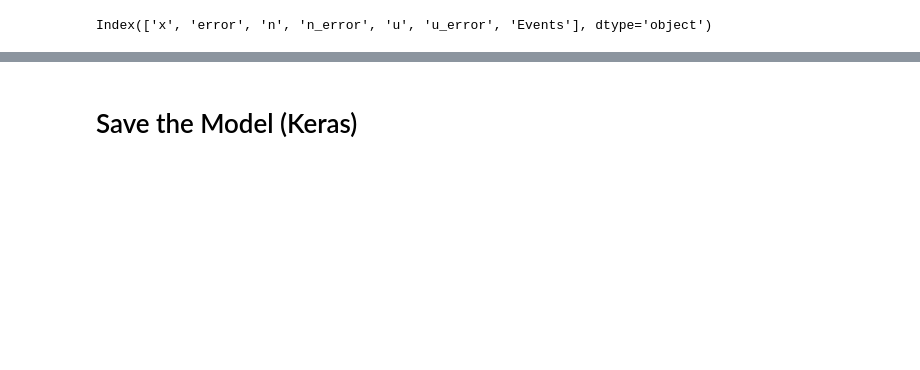
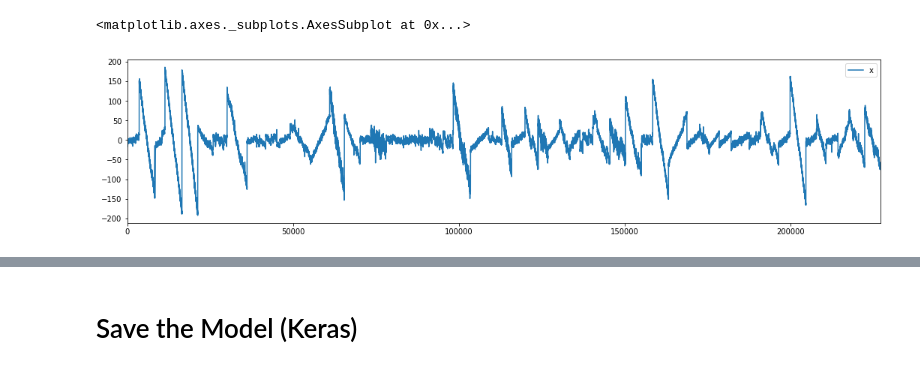
Before and after one commit to francovm/SSE, a Jupyter notebook: notebooks/04-Test-NN.ipynb, the cells around one changed output, grey strips where cells are left out. Cells and saved outputs as stored; diff of their text form; code cells hidden in the pictures; blank space fills up the shorter version.

```diff
--- a/notebooks/04-Test-NN.ipynb
+++ b/notebooks/04-Test-NN.ipynb
@@ -32,7 +34,10 @@ train_Y = dataset['Events'].values
 
 #get number of columns in training data
 n_cols = train_X.shape[1]
-# %%
-dataset.columns
-# %% [output]
-Index(['x', 'error', 'n', 'n_error', 'u', 'u_error', 'Events'], dtype='object')
+# %%
+# dataset.plot(y='Events')
+dataset.head()
+dataset.plot(y='x')
+# %% [output]
+<matplotlib.axes._subplots.AxesSubplot at 0x...>
+[figure, added]
```
Also changed, not shown: parts of 21 cells of this notebook, 8 other files.
